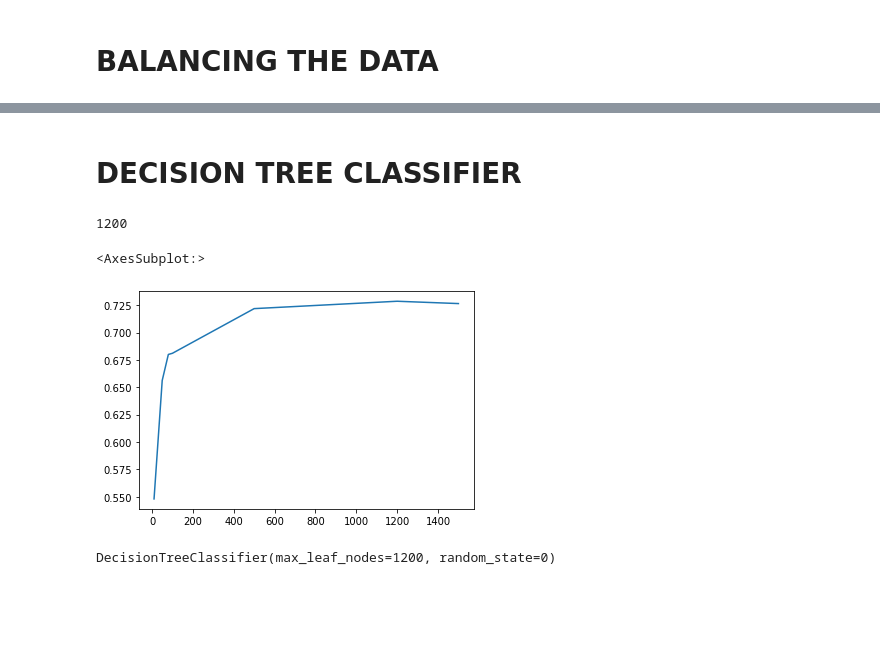
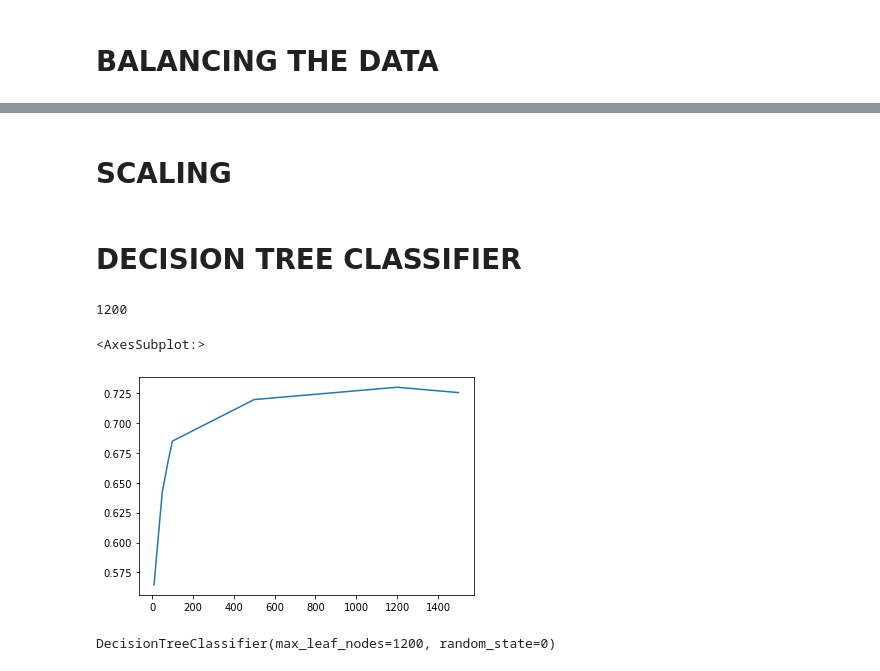
Before and after one commit to tomashbk/solar_wind_power_plants_prediction, a Jupyter notebook: notebooks/3-EDA-in-data-transformed-and-combined.ipynb, the cells around one changed output, grey strips where cells are left out. Cells and saved outputs as stored; diff of their text form; code cells hidden in the pictures; blank space fills up the shorter version.

```diff
--- a/notebooks/3-EDA-in-data-transformed-and-combined.ipynb
+++ b/notebooks/3-EDA-in-data-transformed-and-combined.ipynb
@@ -186,14 +199,3 @@ dtype: int64
 [figure]
 # %% [markdown]
 # BALANCING THE DATA
-# %%
-target_with_less_value = df_transformed_combined[['primary_fuel_transformed']].value_counts().sort_values().index[0][0]
-value_of_target_with_less_value = df_transformed_combined[['primary_fuel_transformed']].value_counts().sort_values()[0]
-dict_outbalanced_targets_values = df_transformed_combined[['primary_fuel_transformed']].value_counts().sort_values()[1:].to_dict()
-
-dict_outbalanced_targets_values
-if(value_of_target_with_less_value > 1000):
-    for key_tuple, value in dict_outbalanced_targets_values.items():
-        difference = (value - value_of_target_with_less_value)
-        index_rows_to_delete = df_transformed_combined[df_transformed_combined['primary_fuel_transformed'] == key_tuple[0]].sample(difference).index
-        df_transformed_combined.drop(index_rows_to_delete, axis = 0, inplace = True)
@@ -445,2 +337,4 @@ utils.correlation_matrix(X.join(y))
 # %%
-train_X, val_X, train_y, val_y = train_test_split(X, y, test_size=0.2,random_state = 0)
+X_train, X_test, y_train, y_test = train_test_split(X, y, test_size=0.2,random_state = 0)
+# %% [markdown]
+# SCALING
@@ -449,20 +365,14 @@ train_X, val_X, train_y, val_y = train_test_split(X, y, test_size=0.2,random_sta
 # %%
 candidate_max_leaf_nodes = [10, 50, 80, 100, 500, 1200, 1500]
 results = {}
-# Write loop to find the ideal tree size from candidate_max_leaf_nodes
 
-
-results = {node: utils.get_accuracy(node, train_X, val_X, train_y, val_y) for node in candidate_max_leaf_nodes}
-# results = {node: utils.get_accuracy(node, train_X_scaled_pca, val_X_scaled_pca, train_y, val_y) for node in candidate_max_leaf_nodes}
-# for node in candidate_max_leaf_nodes:
-#     results[node] = utils.get_accuracy(node, X_train, X_test, y_train, y_test)
-# Store the best value of max_leaf_nodes (it will be either 5, 25, 50, 100, 250 or 500)
+results = {node: utils.get_accuracy(node, X_train, X_test, y_train, y_test) for node in candidate_max_leaf_nodes}
 best_tree_size = max(results, key=results.get)
 print(best_tree_size)
 sns.lineplot(data=results, x= results.keys(), y= results.values())
 # %% [output]
 1200
 <AxesSubplot:>
-[figure, old version]
+[figure, new version]
 # %%
 tree_model = DecisionTreeClassifier(max_leaf_nodes = best_tree_size, random_state=0)
```
Also changed, not shown: parts of 98 cells of this notebook, 3 other files.
